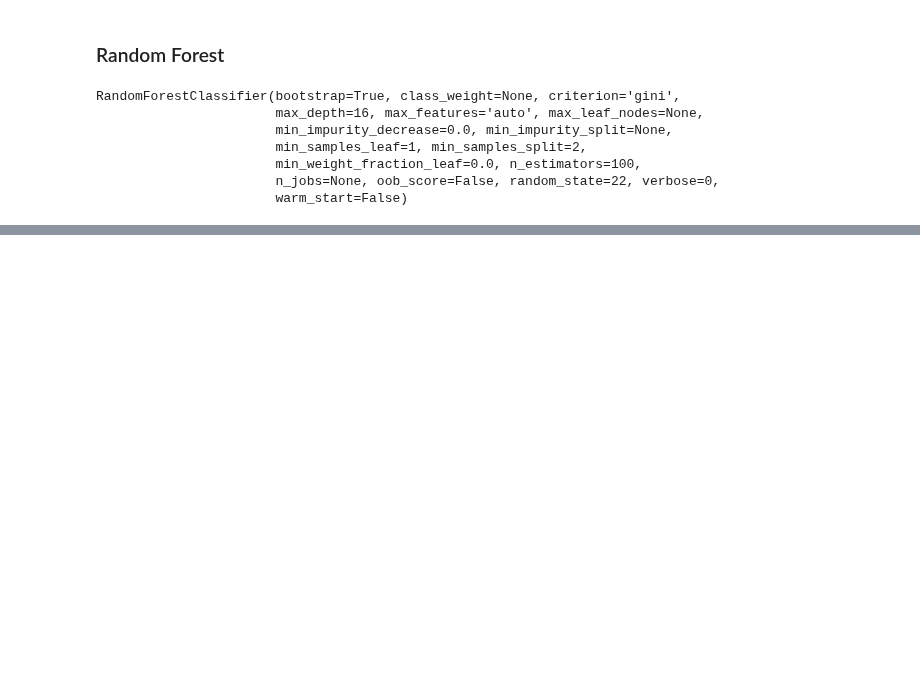
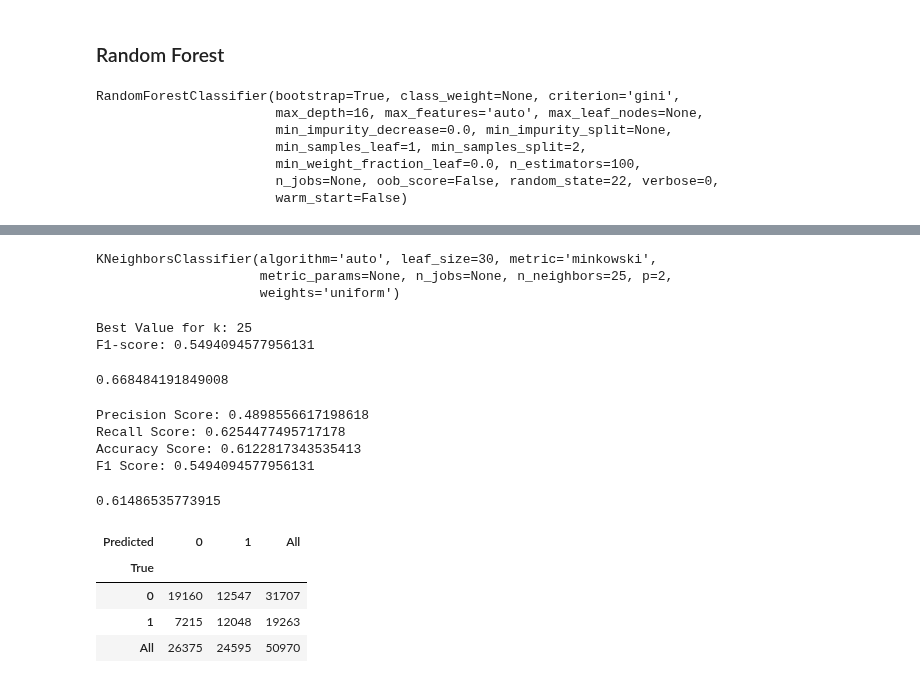
Before and after one commit to JonBebi/Kickfinisher, a Jupyter notebook: Kick_2016.ipynb, the cells around one changed output, grey strips where cells are left out. Drawn from its saved outputs; the diff is of its cells as text; code cells hidden in the pictures; blank space fills up the shorter version.

```diff
--- a/Kick_2016.ipynb
+++ b/Kick_2016.ipynb
@@ -643,0 +644,37 @@ plot_feature_importances(forest, X_train)
+# %%
+knn = KNeighborsClassifier(n_neighbors=25)
+knn.fit(X_train, y_train)
+# %% [output]
+KNeighborsClassifier(algorithm='auto', leaf_size=30, metric='minkowski',
+                     metric_params=None, n_jobs=None, n_neighbors=25, p=2,
+                     weights='uniform')
+# %%
+find_best_k(X_train, y_train, X_test, y_test)
+# %% [output]
+Best Value for k: 25
+F1-score: 0.5494094577956131
+# %%
+knn.score(X_train, y_train)
+# %% [output]
+0.668484191849008
+# %%
+y_pred = knn.predict(X_test)
+# %%
+print_metrics(y_test, y_pred)
+# %% [output]
+Precision Score: 0.4898556617198618
+Recall Score: 0.6254477495717178
+Accuracy Score: 0.6122817343535413
+F1 Score: 0.5494094577956131
+# %%
+roc_auc_score(y_test, y_pred)
+# %% [output]
+0.61486535773915
+# %%
+pd.crosstab(y_test, y_pred, rownames=['True'], colnames=['Predicted'], margins=True)
+# %% [output]
+| Predicted | 0 | 1 | All |
+| True |  |  |  |
+| 0 | 19160 | 12547 | 31707 |
+| 1 | 7215 | 12048 | 19263 |
+| All | 26375 | 24595 | 50970 |
```
Also changed, not shown: parts of 9 cells of this notebook.
